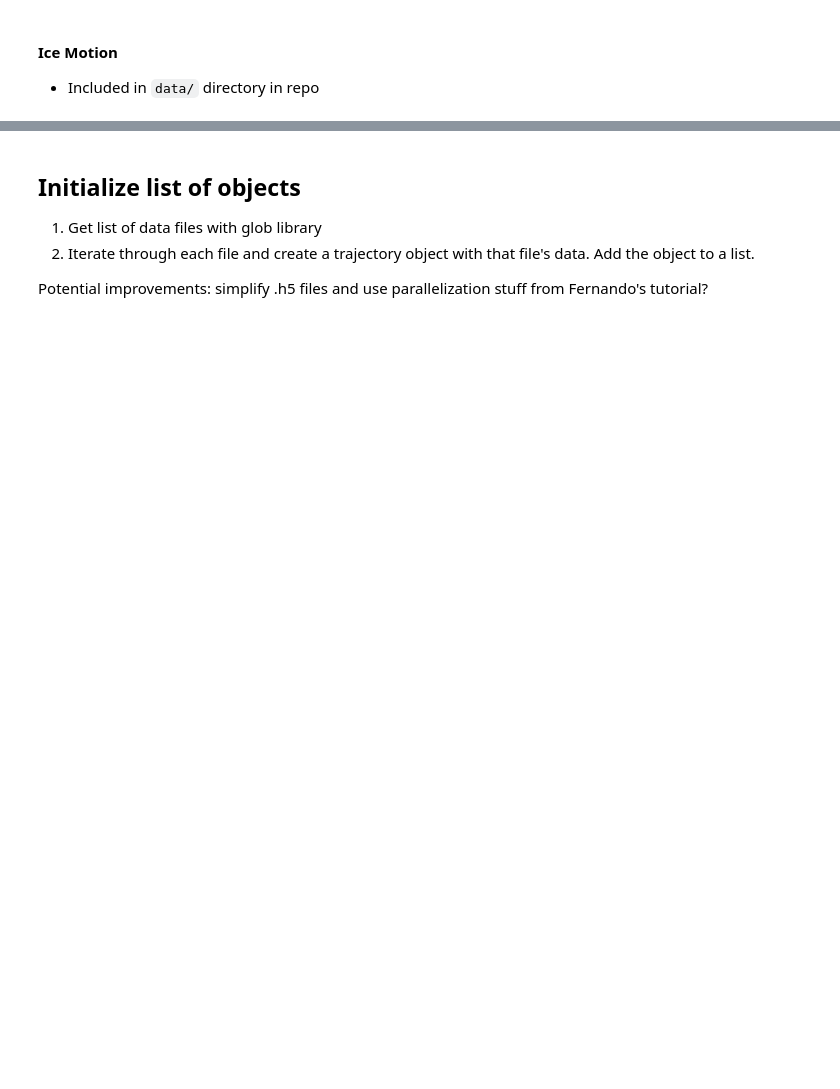
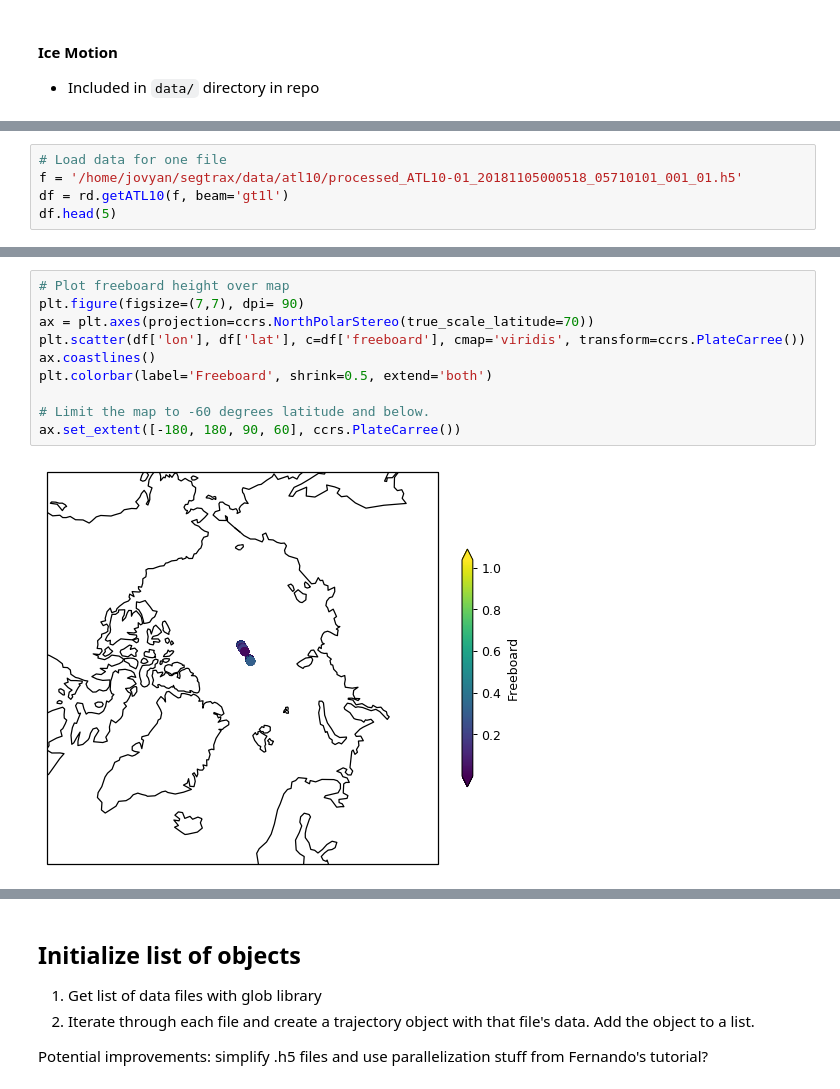
Before and after one commit to ICESAT-2HackWeek/segtrax, a Jupyter notebook: notebooks/segtrax.ipynb, the cells around one changed output, grey strips where cells are left out. Saved outputs shown, nothing was run; the diff lists cells and outputs as text; blank space fills up the shorter version.

```diff
--- a/notebooks/segtrax.ipynb
+++ b/notebooks/segtrax.ipynb
@@ -58,0 +58,5 @@ download: s3://pangeo-data-upload-oregon/icesat2/segtrax/Outputs.tar.gz to ../da
+# %%
+# Load data for one file
+f = '/home/jovyan/segtrax/data/atl10/processed_ATL10-01_20181105000518_05710101_001_01.h5'
+df = rd.getATL10(f, beam='gt1l')
+df.head(5)
@@ -58,0 +71,12 @@ download: s3://pangeo-data-upload-oregon/icesat2/segtrax/Outputs.tar.gz to ../da
+# %%
+# Plot freeboard height over map
+plt.figure(figsize=(7,7), dpi= 90)
+ax = plt.axes(projection=ccrs.NorthPolarStereo(true_scale_latitude=70))
+plt.scatter(df['lon'], df['lat'], c=df['freeboard'], cmap='viridis', transform=ccrs.PlateCarree())
+ax.coastlines()
+plt.colorbar(label='Freeboard', shrink=0.5, extend='both')
+
+# Limit the map to -60 degrees latitude and below.
+ax.set_extent([-180, 180, 90, 60], ccrs.PlateCarree())
+# %% [output]
+[figure, added]
```
Also changed, not shown: parts of 11 cells of this notebook.
